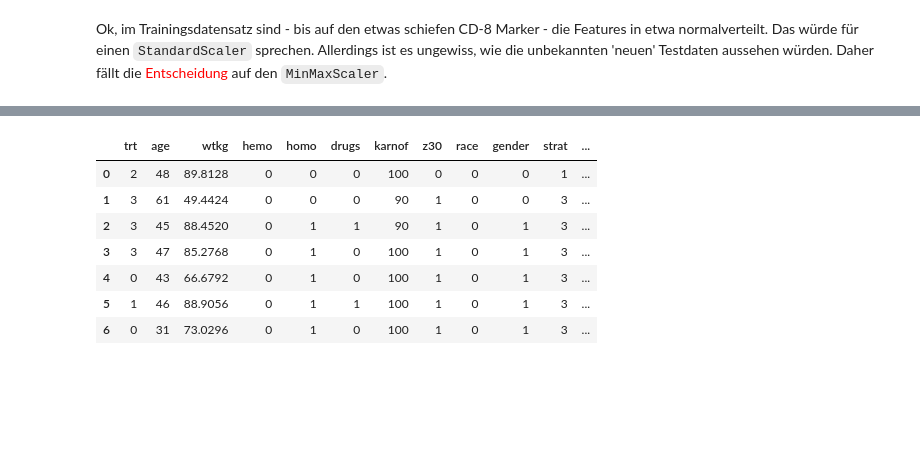
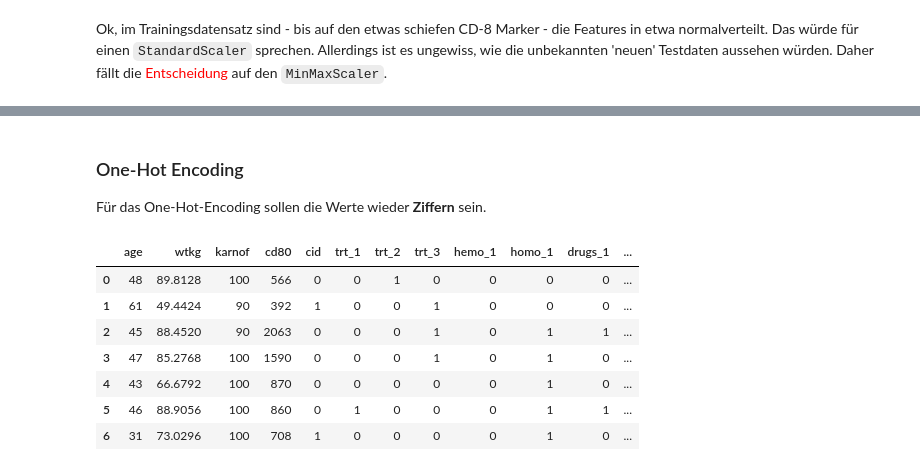
Before and after one commit to bogatyr-e/ml-prediction-aids, a Jupyter notebook: src/preprocessing.ipynb, the cells around one changed output, grey strips where cells are left out. Cells and saved outputs as stored; diff of their text form; code cells hidden in the pictures; blank space fills up the shorter version.

```diff
--- a/src/preprocessing.ipynb
+++ b/src/preprocessing.ipynb
@@ -819,3 +806,0 @@ Für das one-hot Encoding sollen die Werte wieder **Ziffern** sein.
-# %%
-aidsfin=aidsfin.convert_dtypes()
-aidsfin.info()
@@ -840,6 +806,0 @@ memory usage: 263.3 KB
-# %%
-#from sklearn.preprocessing import OneHotEncoder
-encoder = OneHotEncoder(drop="first", dtype=int, max_categories=5)
-encoder.fit(aidsfin)
-aidsfin_encoded = encoder.transform(aidsfin)
-pd.DataFrame(aidsfin_encoded.todense(),columns=encoder.get_feature_names_out())
@@ -860,13 +807,20 @@ pd.DataFrame(aidsfin_encoded.todense(),columns=encoder.get_feature_names_out())
+# %% [markdown]
+### One-Hot Encoding
+
+Für das One-Hot-Encoding sollen die Werte wieder **Ziffern** sein.
+# %%
+
+cat_columns=['trt', 'hemo', 'homo', 'drugs', 'z30', 'race', 'gender', 'strat', 'symptom']
 # %%
-aidsfi = pd.get_dummies(aidsfin,dtype=int)
+aidsenc = pd.get_dummies(aidsfin, dtype=int, columns=cat_columns, drop_first=True)
 # %%
-aidsfi.head(7)
+aidsenc.head(7)
 # %% [output]
-|  | trt | age | wtkg | hemo | homo | drugs | karnof | z30 | race | gender | strat | ... |
-| 0 | 2 | 48 | 89.8128 | 0 | 0 | 0 | 100 | 0 | 0 | 0 | 1 | ... |
-| 1 | 3 | 61 | 49.4424 | 0 | 0 | 0 | 90 | 1 | 0 | 0 | 3 | ... |
-| 2 | 3 | 45 | 88.4520 | 0 | 1 | 1 | 90 | 1 | 0 | 1 | 3 | ... |
-| 3 | 3 | 47 | 85.2768 | 0 | 1 | 0 | 100 | 1 | 0 | 1 | 3 | ... |
-| 4 | 0 | 43 | 66.6792 | 0 | 1 | 0 | 100 | 1 | 0 | 1 | 3 | ... |
-| 5 | 1 | 46 | 88.9056 | 0 | 1 | 1 | 100 | 1 | 0 | 1 | 3 | ... |
-| 6 | 0 | 31 | 73.0296 | 0 | 1 | 0 | 100 | 1 | 0 | 1 | 3 | ... |
+|  | age | wtkg | karnof | cd80 | cid | trt_1 | trt_2 | trt_3 | hemo_1 | homo_1 | drugs_1 | ... |
+| 0 | 48 | 89.8128 | 100 | 566 | 0 | 0 | 1 | 0 | 0 | 0 | 0 | ... |
+| 1 | 61 | 49.4424 | 90 | 392 | 1 | 0 | 0 | 1 | 0 | 0 | 0 | ... |
+| 2 | 45 | 88.4520 | 90 | 2063 | 0 | 0 | 0 | 1 | 0 | 1 | 1 | ... |
+| 3 | 47 | 85.2768 | 100 | 1590 | 0 | 0 | 0 | 1 | 0 | 1 | 0 | ... |
+| 4 | 43 | 66.6792 | 100 | 870 | 0 | 0 | 0 | 0 | 0 | 1 | 0 | ... |
+| 5 | 46 | 88.9056 | 100 | 860 | 0 | 1 | 0 | 0 | 0 | 1 | 1 | ... |
+| 6 | 31 | 73.0296 | 100 | 708 | 1 | 0 | 0 | 0 | 0 | 1 | 0 | ... |
```
Also changed, not shown: parts of 6 cells of this notebook, 2 other files.
